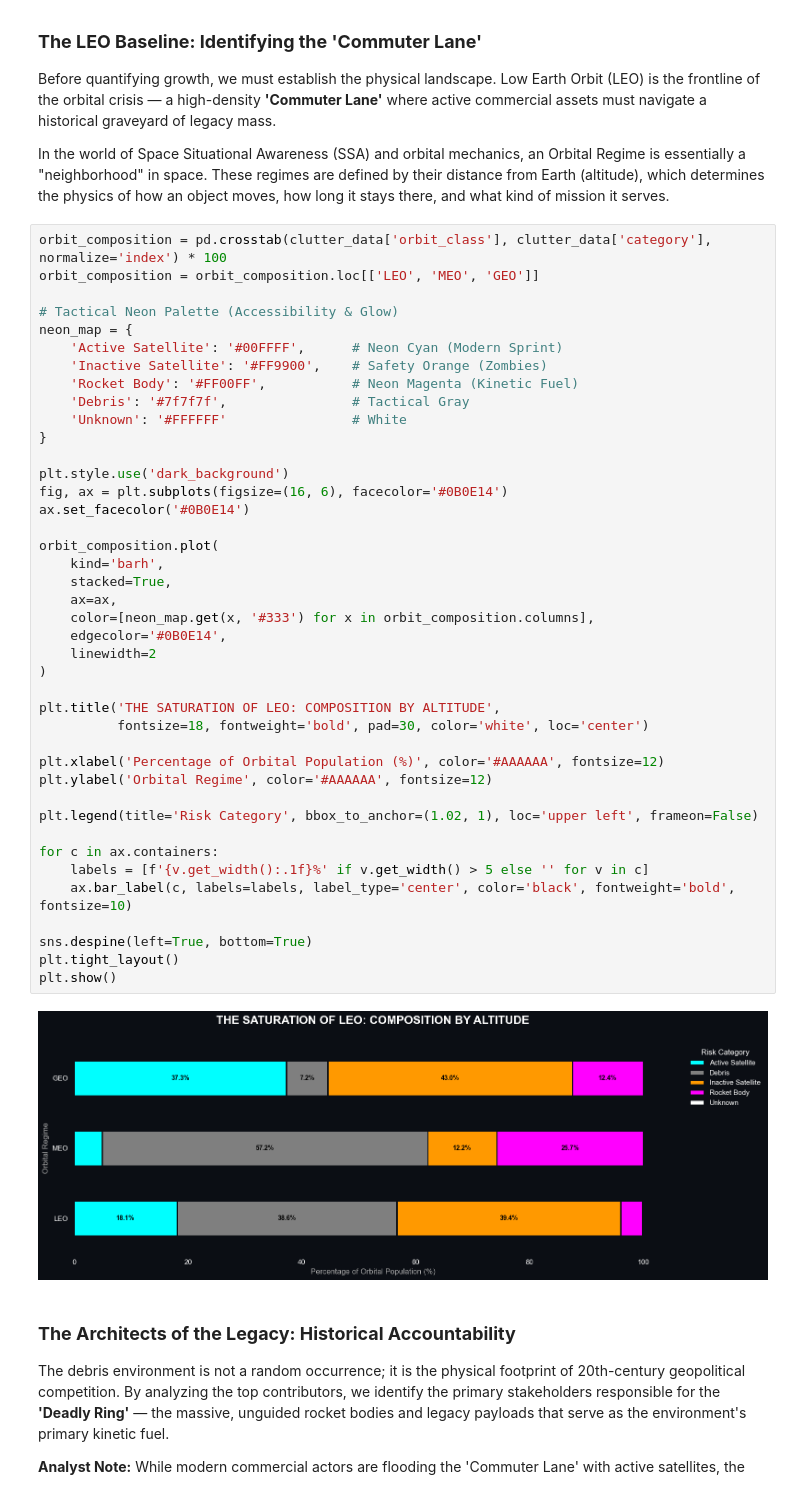
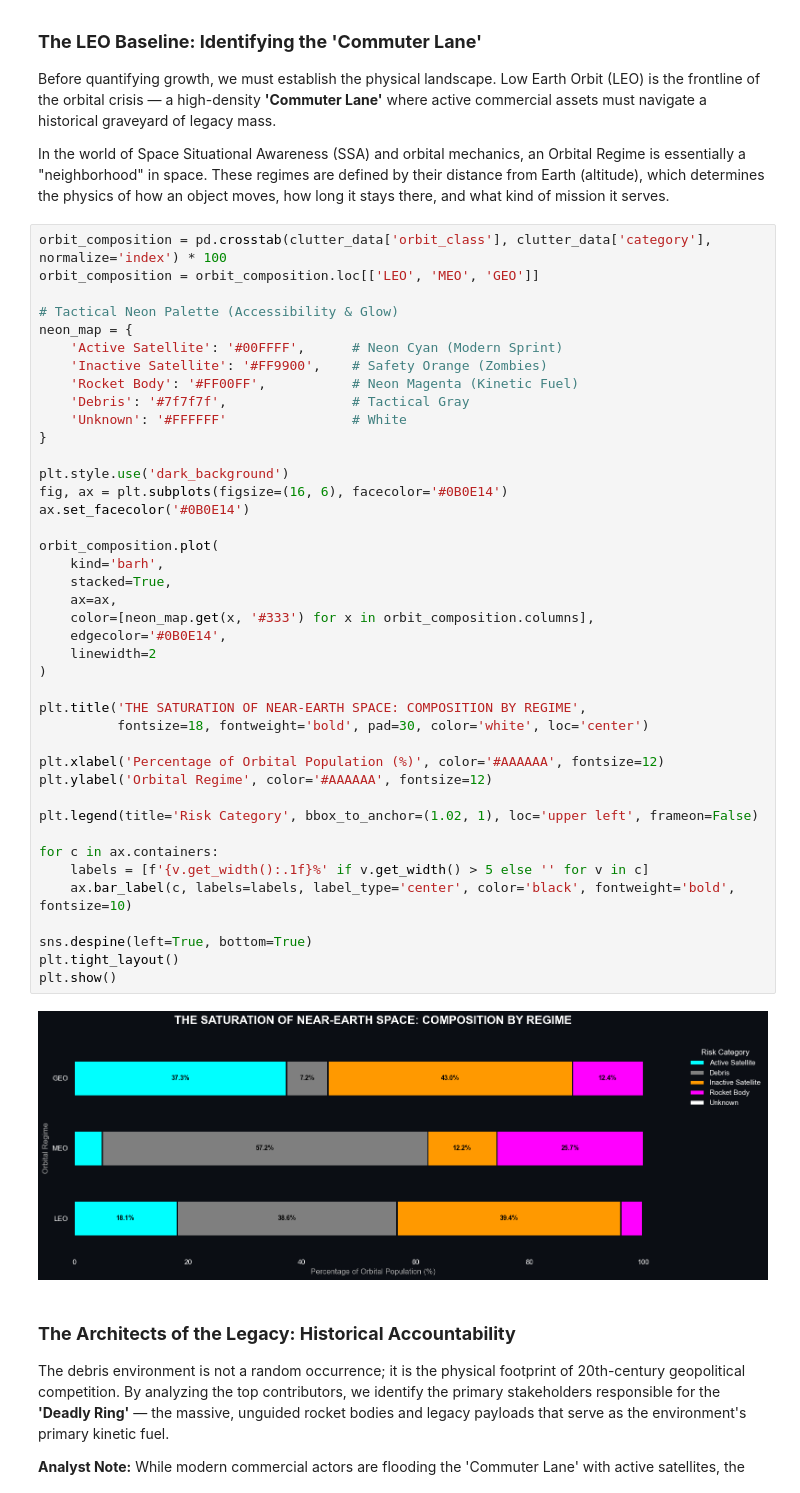
Before and after one commit to sithid/orbital-debris-assessment, a Jupyter notebook: notebooks/eda/satcat_eda.ipynb, the cells around one changed output. Saved outputs shown, nothing was run; the diff lists cells and outputs as text.

```diff
--- a/notebooks/eda/satcat_eda.ipynb
+++ b/notebooks/eda/satcat_eda.ipynb
@@ -50,35 +50,35 @@ neon_map = {
 }
 
 plt.style.use('dark_background')
 fig, ax = plt.subplots(figsize=(16, 6), facecolor='#0B0E14')
 ax.set_facecolor('#0B0E14')
 
 orbit_composition.plot(
     kind='barh',
     stacked=True,
     ax=ax,
     color=[neon_map.get(x, '#333') for x in orbit_composition.columns],
     edgecolor='#0B0E14',
     linewidth=2
 )
 
-plt.title('THE SATURATION OF LEO: COMPOSITION BY ALTITUDE',
+plt.title('THE SATURATION OF NEAR-EARTH SPACE: COMPOSITION BY REGIME',
           fontsize=18, fontweight='bold', pad=30, color='white', loc='center')
 
 plt.xlabel('Percentage of Orbital Population (%)', color='#AAAAAA', fontsize=12)
 plt.ylabel('Orbital Regime', color='#AAAAAA', fontsize=12)
 
 plt.legend(title='Risk Category', bbox_to_anchor=(1.02, 1), loc='upper left', frameon=False)
 
 for c in ax.containers:
     labels = [f'{v.get_width():.1f}%' if v.get_width() > 5 else '' for v in c]
     ax.bar_label(c, labels=labels, label_type='center', color='black', fontweight='bold', fontsize=10)
 
 sns.despine(left=True, bottom=True)
 plt.tight_layout()
 plt.show()
 # %% [output]
-[figure, old version]
+[figure, new version]
 # %% [markdown]
 ### **The Architects of the Legacy: Historical Accountability**
 The debris environment is not a random occurrence; it is the physical footprint of 20th-century geopolitical competition. By analyzing the top contributors, we identify the primary stakeholders responsible for the **'Deadly Ring'** — the massive, unguided rocket bodies and legacy payloads that serve as the environment's primary kinetic fuel.
```
Also changed, not shown: parts of 1 cell of this notebook.
